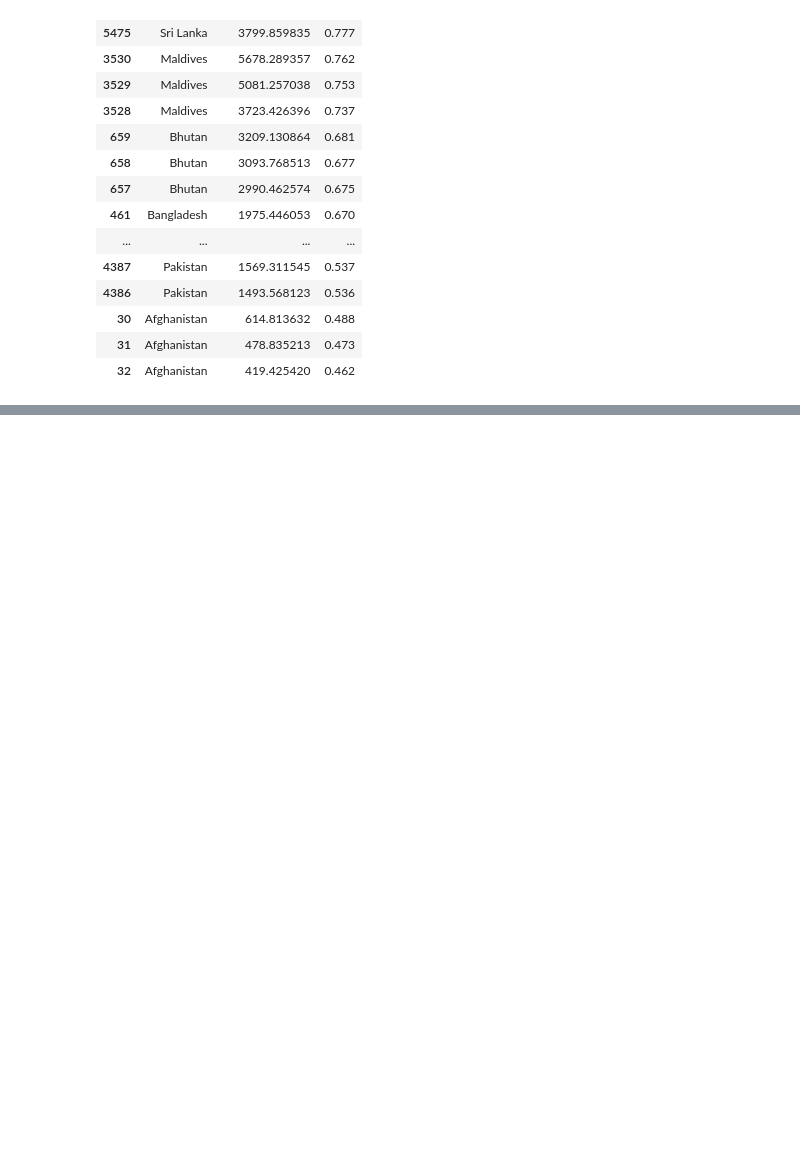
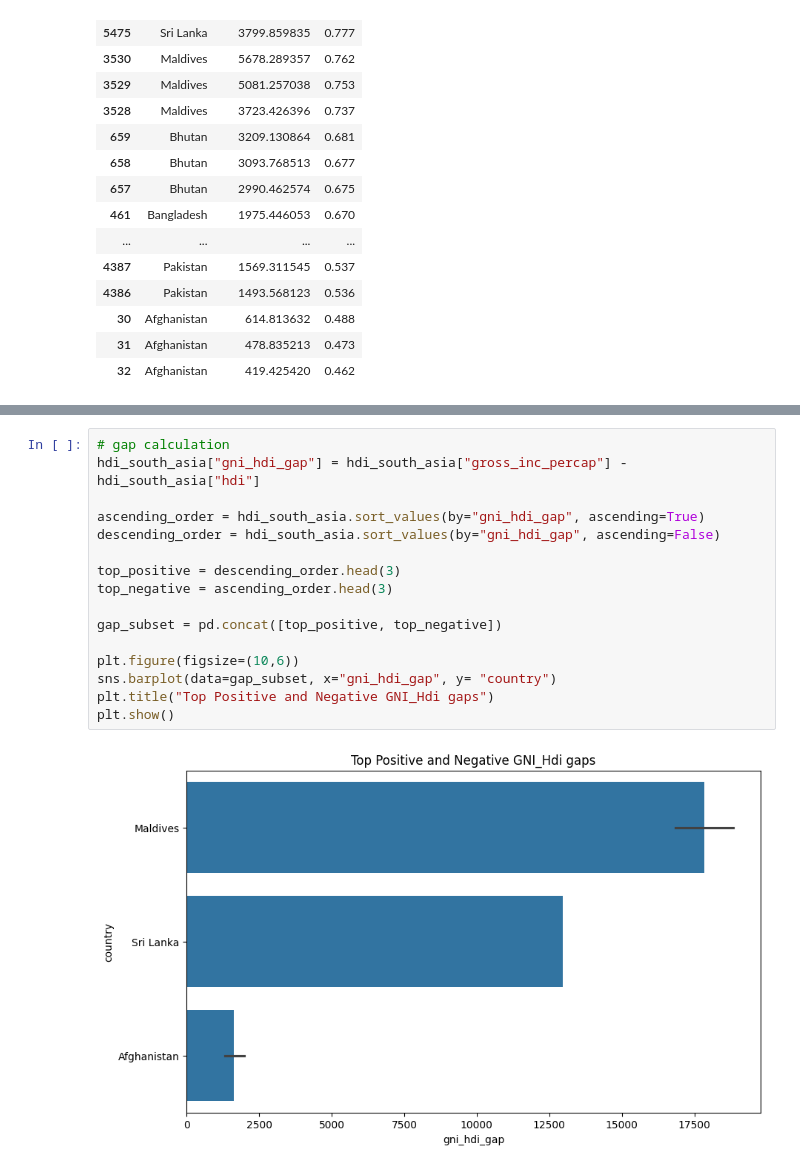
Before and after one commit to Sushantstha2025/AI_worksheet, a Jupyter notebook: 2462001_Sushant_Shrestha.ipynb, the cells around one changed output, grey strips where cells are left out. Drawn from its saved outputs; the diff is of its cells as text; blank space fills up the shorter version.

```diff
--- a/2462001_Sushant_Shrestha.ipynb
+++ b/2462001_Sushant_Shrestha.ipynb
@@ -240,0 +286,18 @@ hdi_south_asia[["country", "composite_score", "hdi"]].sort_values(by="hdi", asce
+# %%
+# gap calculation
+hdi_south_asia["gni_hdi_gap"] = hdi_south_asia["gross_inc_percap"] - hdi_south_asia["hdi"]
+
+ascending_order = hdi_south_asia.sort_values(by="gni_hdi_gap", ascending=True)
+descending_order = hdi_south_asia.sort_values(by="gni_hdi_gap", ascending=False)
+
+top_positive = descending_order.head(3)
+top_negative = ascending_order.head(3)
+
+gap_subset = pd.concat([top_positive, top_negative])
+
+plt.figure(figsize=(10,6))
+sns.barplot(data=gap_subset, x="gni_hdi_gap", y= "country")
+plt.title("Top Positive and Negative GNI_Hdi gaps")
+plt.show()
+# %% [output]
+[figure, added]
```
Also changed, not shown: parts of 2 cells of this notebook.
